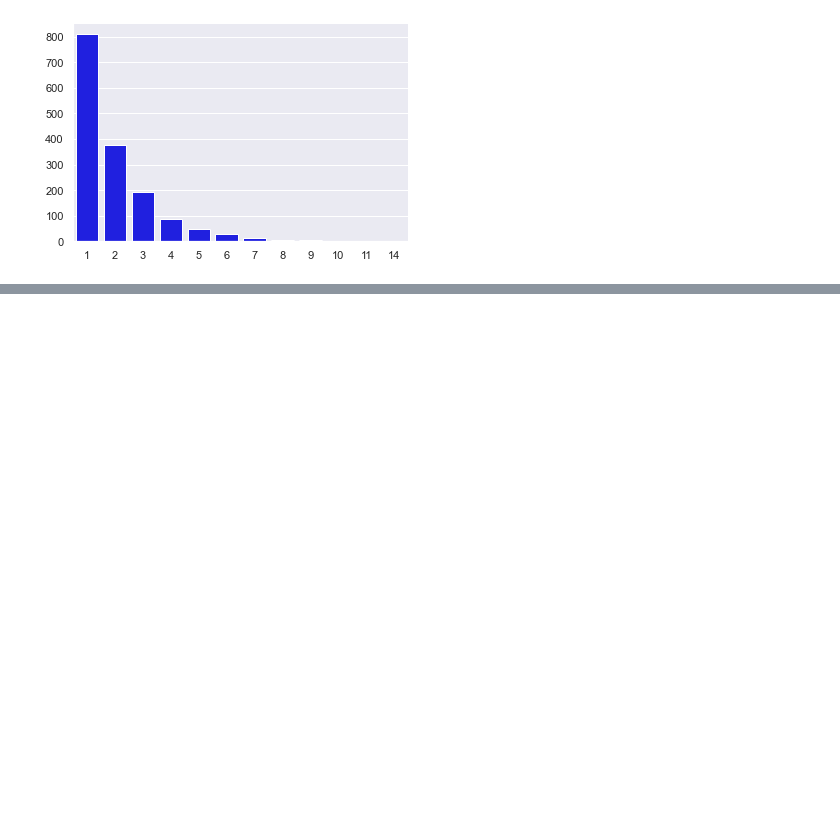
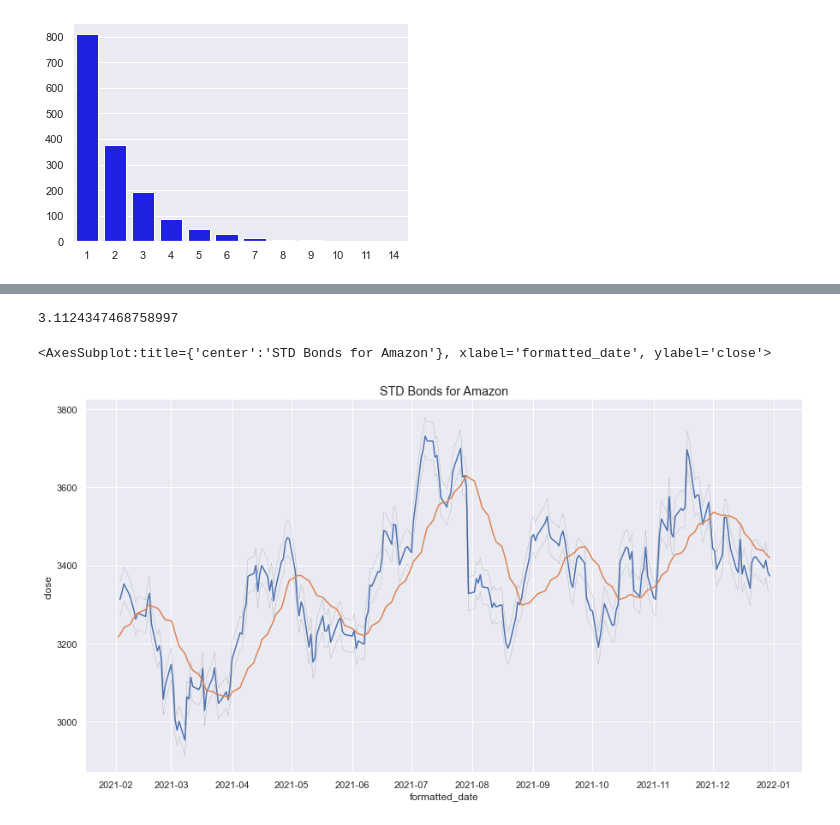
Before and after one commit to TBSDA/Data_Visualization, a Jupyter notebook: Asset_Price_Visualization.ipynb, the cells around one changed output, grey strips where cells are left out. Drawn from its saved outputs; the diff is of its cells as text; code cells hidden in the pictures; blank space fills up the shorter version.

```diff
--- a/Asset_Price_Visualization.ipynb
+++ b/Asset_Price_Visualization.ipynb
@@ -515,0 +540,14 @@ sns.barplot(x=bins, y=np.append(up_hist, 1), color='blue')
+# %%
+np.std(comp_1d_data['close_pc'])
+# %% [output]
+3.1124347468758997
+# %%
+plt.figure(figsize=(15, 8))
+plt.title(f'STD Bonds for {comp_1d_data.name}', fontsize='large')
+sns.lineplot(data=comp_1d_data['close'][-230:])
+sns.lineplot(data=comp_1d_data['close'][-230:]+(comp_1d_data['close'][-230:]*np.std(comp_1d_data['close_pc'][-230:]/100)), linewidth=0.1, color='black')
+sns.lineplot(data=comp_1d_data['close'][-230:]-(comp_1d_data['close'][-230:]*np.std(comp_1d_data['close_pc'][-230:]/100)), linewidth=0.1, color='black')
+sns.lineplot(data=comp_1d_data['close'][-250:].rolling(20).mean())
+# %% [output]
+<AxesSubplot:title={'center':'STD Bonds for Amazon'}, xlabel='formatted_date', ylabel='close'>
+[figure, added]
```
Also changed, not shown: parts of 3 cells of this notebook, 1 other file.
